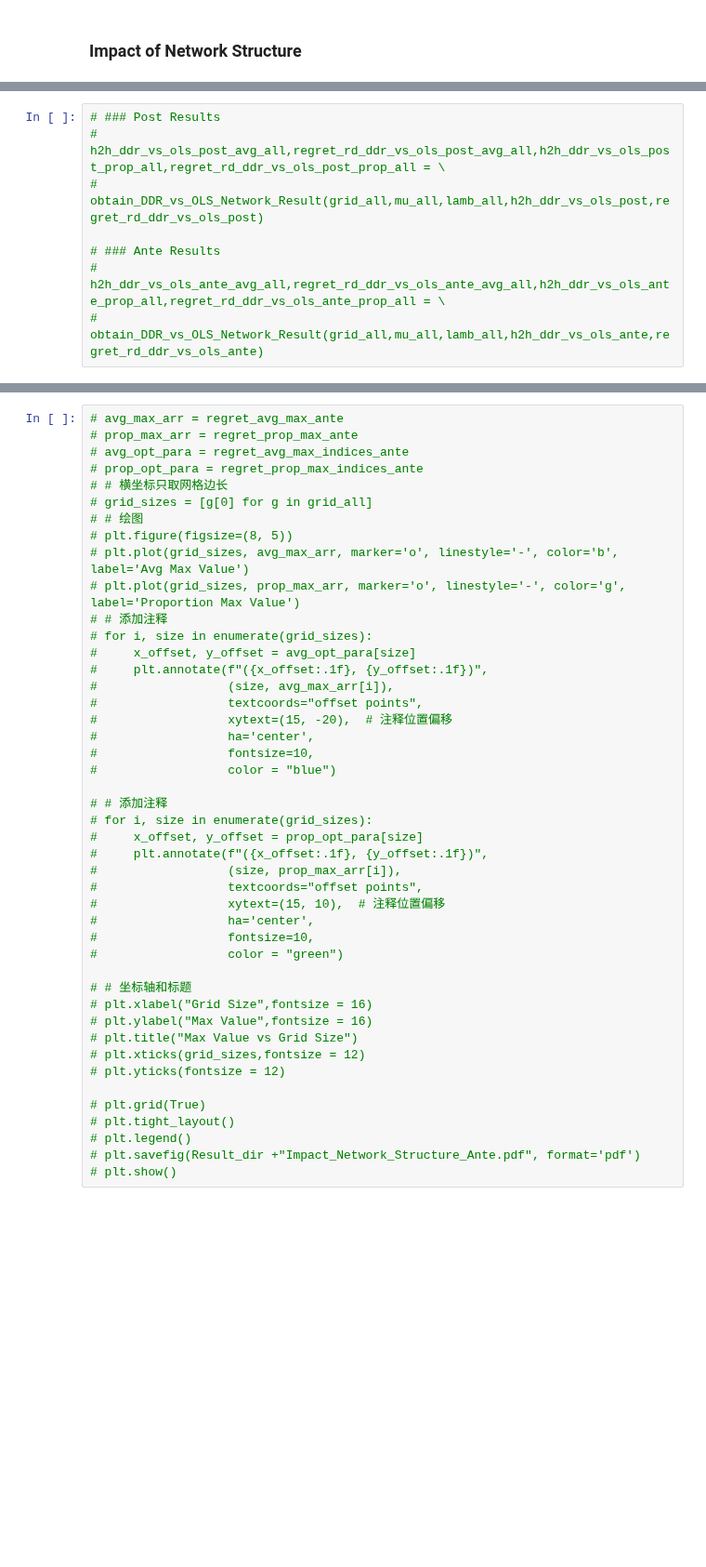
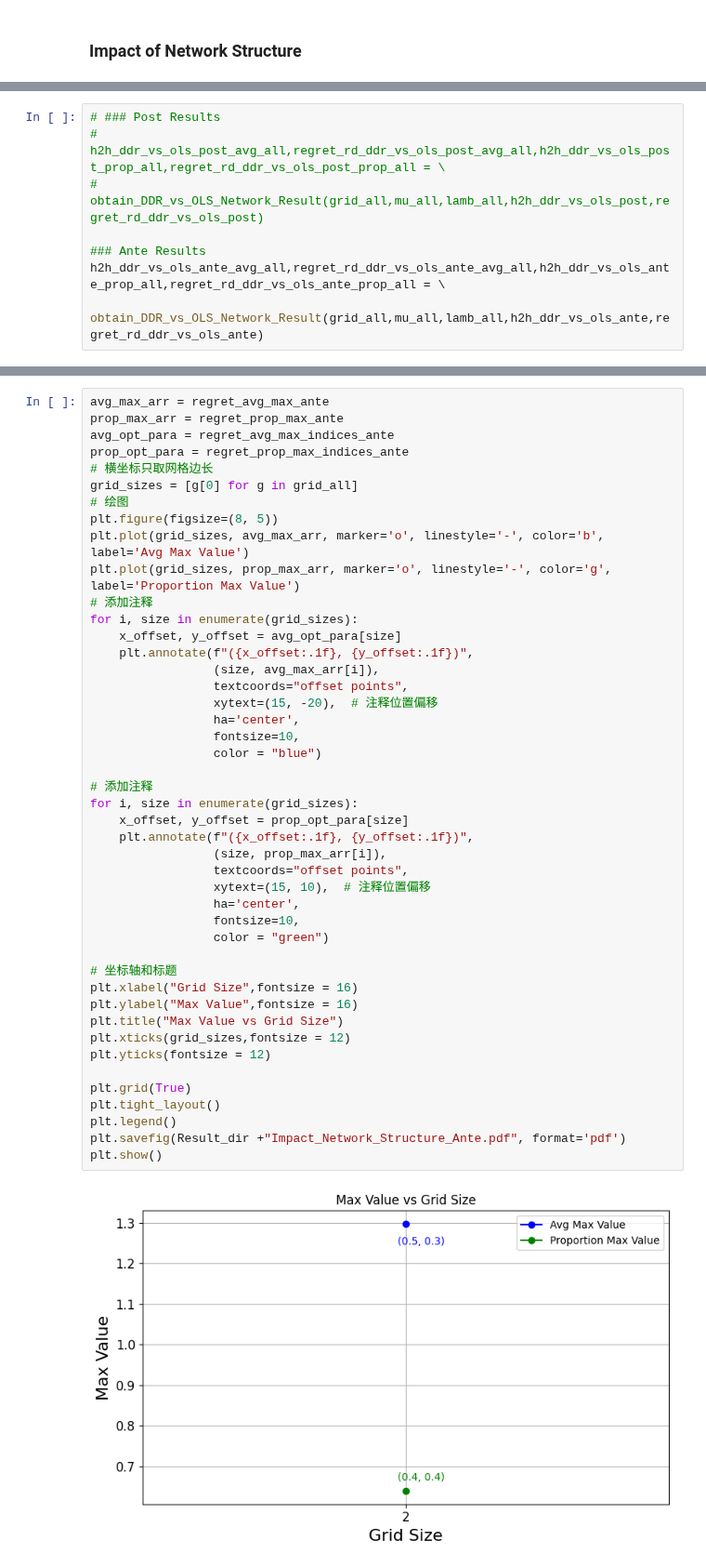
Before and after one commit to xunzhang-sjtu/Decision_Driven_Regularization, a Jupyter notebook: JOC_R1/Shortest_Path_Reproduce/Baseline_ReProduce.ipynb, the cells around one changed output, grey strips where cells are left out. Shown at 93% size. Cells and saved outputs as stored; diff of their text form; blank space fills up the shorter version.

```diff
--- a/JOC_R1/Shortest_Path_Reproduce/Baseline_ReProduce.ipynb
+++ b/JOC_R1/Shortest_Path_Reproduce/Baseline_ReProduce.ipynb
@@ -519,7 +588,7 @@ def obtain_DDR_vs_OLS_Network_Result(grid_all,mu_all,lamb_all,h2h_ddr_vs_ols_inp
 # h2h_ddr_vs_ols_post_avg_all,regret_rd_ddr_vs_ols_post_avg_all,h2h_ddr_vs_ols_post_prop_all,regret_rd_ddr_vs_ols_post_prop_all = \
 #     obtain_DDR_vs_OLS_Network_Result(grid_all,mu_all,lamb_all,h2h_ddr_vs_ols_post,regret_rd_ddr_vs_ols_post)
 
-# ### Ante Results
-# h2h_ddr_vs_ols_ante_avg_all,regret_rd_ddr_vs_ols_ante_avg_all,h2h_ddr_vs_ols_ante_prop_all,regret_rd_ddr_vs_ols_ante_prop_all = \
-#     obtain_DDR_vs_OLS_Network_Result(grid_all,mu_all,lamb_all,h2h_ddr_vs_ols_ante,regret_rd_ddr_vs_ols_ante)
+### Ante Results
+h2h_ddr_vs_ols_ante_avg_all,regret_rd_ddr_vs_ols_ante_avg_all,h2h_ddr_vs_ols_ante_prop_all,regret_rd_ddr_vs_ols_ante_prop_all = \
+    obtain_DDR_vs_OLS_Network_Result(grid_all,mu_all,lamb_all,h2h_ddr_vs_ols_ante,regret_rd_ddr_vs_ols_ante)
 # %%
@@ -597,47 +666,49 @@ def obtain_DDR_vs_OLS_Network_Result(grid_all,mu_all,lamb_all,h2h_ddr_vs_ols_inp
 # plt.savefig(Result_dir +"Impact_Network_Structure_Post.pdf", format='pdf')
 # plt.show()
 # %%
-# avg_max_arr = regret_avg_max_ante
-# prop_max_arr = regret_prop_max_ante
-# avg_opt_para = regret_avg_max_indices_ante
-# prop_opt_para = regret_prop_max_indices_ante
-# # 横坐标只取网格边长
-# grid_sizes = [g[0] for g in grid_all]
-# # 绘图
-# plt.figure(figsize=(8, 5))
-# plt.plot(grid_sizes, avg_max_arr, marker='o', linestyle='-', color='b', label='Avg Max Value')
-# plt.plot(grid_sizes, prop_max_arr, marker='o', linestyle='-', color='g', label='Proportion Max Value')
-# # 添加注释
-# for i, size in enumerate(grid_sizes):
-#     x_offset, y_offset = avg_opt_para[size]
-#     plt.annotate(f"({x_offset:.1f}, {y_offset:.1f})",
-#                  (size, avg_max_arr[i]),
-#                  textcoords="offset points",
-#                  xytext=(15, -20),  # 注释位置偏移
-#                  ha='center',
-#                  fontsize=10,
-#                  color = "blue")
+avg_max_arr = regret_avg_max_ante
+prop_max_arr = regret_prop_max_ante
+avg_opt_para = regret_avg_max_indices_ante
+prop_opt_para = regret_prop_max_indices_ante
+# 横坐标只取网格边长
+grid_sizes = [g[0] for g in grid_all]
+# 绘图
+plt.figure(figsize=(8, 5))
+plt.plot(grid_sizes, avg_max_arr, marker='o', linestyle='-', color='b', label='Avg Max Value')
+plt.plot(grid_sizes, prop_max_arr, marker='o', linestyle='-', color='g', label='Proportion Max Value')
+# 添加注释
+for i, size in enumerate(grid_sizes):
+    x_offset, y_offset = avg_opt_para[size]
+    plt.annotate(f"({x_offset:.1f}, {y_offset:.1f})",
+                 (size, avg_max_arr[i]),
+                 textcoords="offset points",
+                 xytext=(15, -20),  # 注释位置偏移
+                 ha='center',
+                 fontsize=10,
+                 color = "blue")
 
-# # 添加注释
-# for i, size in enumerate(grid_sizes):
-#     x_offset, y_offset = prop_opt_para[size]
-#     plt.annotate(f"({x_offset:.1f}, {y_offset:.1f})",
-#                  (size, prop_max_arr[i]),
-#                  textcoords="offset points",
-#                  xytext=(15, 10),  # 注释位置偏移
-#                  ha='center',
-#                  fontsize=10,
-#                  color = "green")
+# 添加注释
+for i, size in enumerate(grid_sizes):
+    x_offset, y_offset = prop_opt_para[size]
+    plt.annotate(f"({x_offset:.1f}, {y_offset:.1f})",
+                 (size, prop_max_arr[i]),
+                 textcoords="offset points",
+                 xytext=(15, 10),  # 注释位置偏移
+                 ha='center',
+                 fontsize=10,
+                 color = "green")
 
-# # 坐标轴和标题
-# plt.xlabel("Grid Size",fontsize = 16)
-# plt.ylabel("Max Value",fontsize = 16)
-# plt.title("Max Value vs Grid Size")
-# plt.xticks(grid_sizes,fontsize = 12)
-# plt.yticks(fontsize = 12)
+# 坐标轴和标题
+plt.xlabel("Grid Size",fontsize = 16)
+plt.ylabel("Max Value",fontsize = 16)
+plt.title("Max Value vs Grid Size")
+plt.xticks(grid_sizes,fontsize = 12)
+plt.yticks(fontsize = 12)
 
-# plt.grid(True)
-# plt.tight_layout()
-# plt.legend()
-# plt.savefig(Result_dir +"Impact_Network_Structure_Ante.pdf", format='pdf')
-# plt.show()
+plt.grid(True)
+plt.tight_layout()
+plt.legend()
+plt.savefig(Result_dir +"Impact_Network_Structure_Ante.pdf", format='pdf')
+plt.show()
+# %% [output]
+[figure, added]
```
Also changed, not shown: parts of 13 cells of this notebook, 1 other file.
